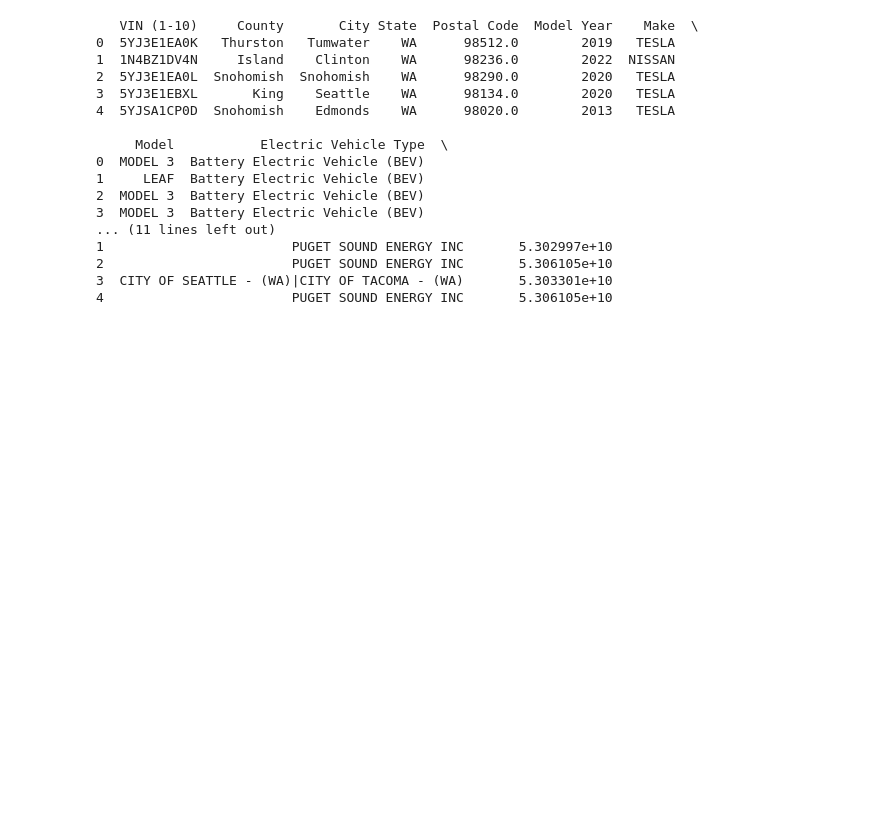
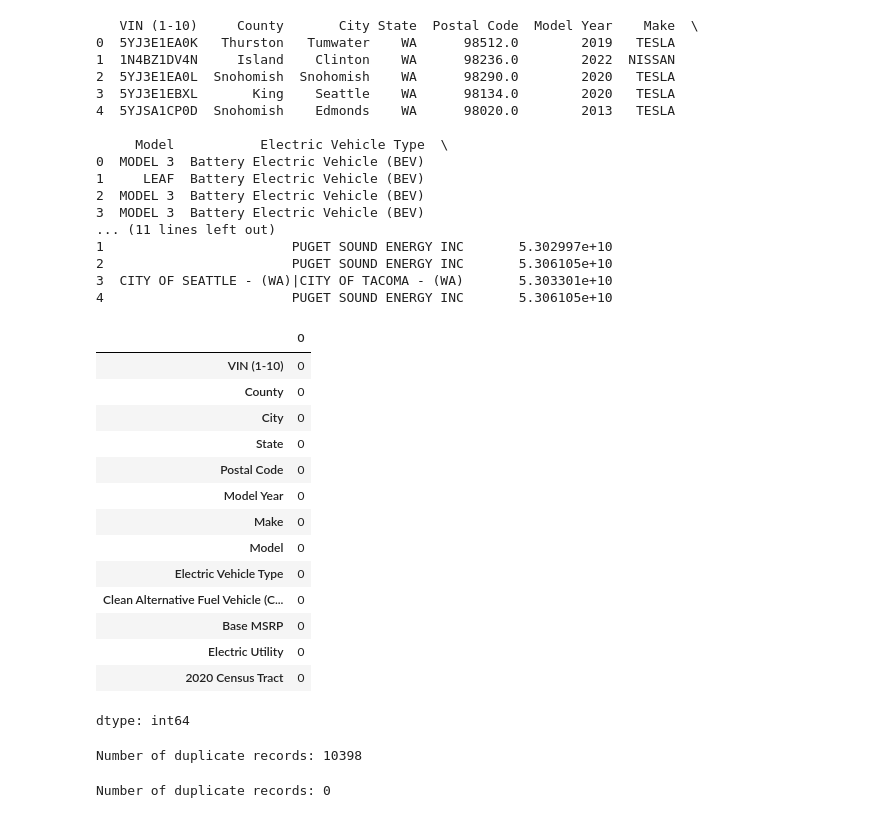
Before and after one commit to zeerau/TDI_Projects, a Jupyter notebook: capstone.ipynb, the cells around one changed output. Cells and saved outputs as stored; diff of their text form; code cells hidden in the pictures; blank space fills up the shorter version.

```diff
--- a/capstone.ipynb
+++ b/capstone.ipynb
@@ -188,3 +174,9 @@ print(elec_ds.head())
 2                        PUGET SOUND ENERGY INC       5.306105e+10
 3  CITY OF SEATTLE - (WA)|CITY OF TACOMA - (WA)       5.303301e+10
 4                        PUGET SOUND ENERGY INC       5.306105e+10
+# %%
+# Get a list of columns to drop rows from (excluding 'Model')
+columns_to_consider = elec_ds.columns[elec_ds.columns != 'Model']
+
+# Drop rows with missing values in the specified columns
+elec_ds.dropna(subset=columns_to_consider, inplace=True)
@@ -190,0 +187,32 @@ print(elec_ds.head())
+# %%
+elec_ds.isna().sum()
+# %% [output]
+|  | 0 |
+| VIN (1-10) | 0 |
+| County | 0 |
+| City | 0 |
+| State | 0 |
+| Postal Code | 0 |
+| Model Year | 0 |
+| Make | 0 |
+| Model | 0 |
+| Electric Vehicle Type | 0 |
+| Clean Alternative Fuel Vehicle (C... | 0 |
+| Base MSRP | 0 |
+| Electric Utility | 0 |
+| 2020 Census Tract | 0 |
+dtype: int64
+# %%
+num_duplicates = elec_ds.duplicated().sum()
+print(f"Number of duplicate records: {num_duplicates}")
+# %% [output]
+Number of duplicate records: 10398
+# %%
+
+elec_ds.drop_duplicates(subset=['VIN (1-10)', 'County'], inplace=True)
+
+
+num_duplicates = elec_ds.duplicated().sum()
+print(f"Number of duplicate records: {num_duplicates}")
+# %% [output]
+Number of duplicate records: 0
```
Also changed, not shown: parts of 11 cells of this notebook.
